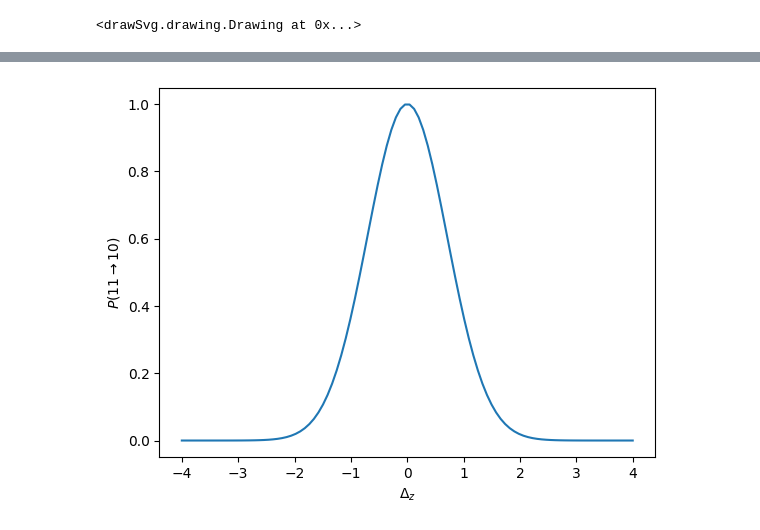
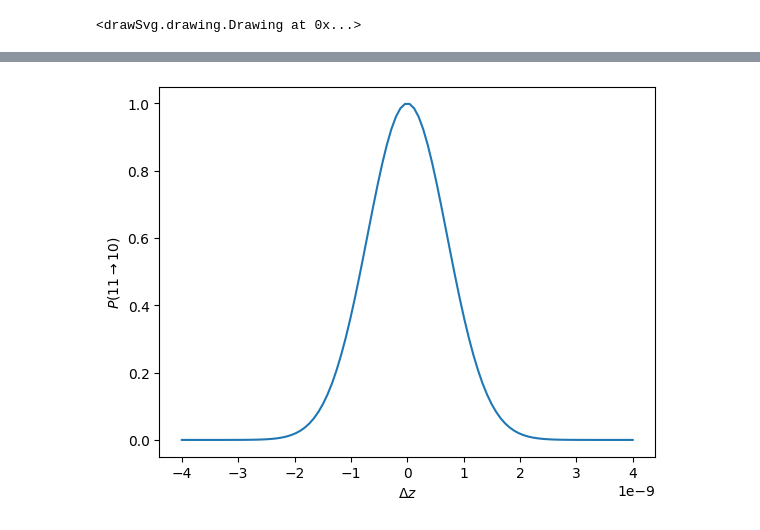
Before and after one commit to polyquantique/Perceval, a Jupyter notebook: polyquantique/SandboxSimon/Results/ResultsCNOT.ipynb, the cells around one changed output, grey strips where cells are left out. Drawn from its saved outputs; the diff is of its cells as text; code cells hidden in the pictures.

```diff
--- a/polyquantique/SandboxSimon/Results/ResultsCNOT.ipynb
+++ b/polyquantique/SandboxSimon/Results/ResultsCNOT.ipynb
@@ -223,8 +204,9 @@ for coef in C2S:
 # %%
 plt.figure()
-plt.plot(shift_list,Probs)
-plt.xlabel(r'$\Delta_z$')
+plt.plot(shift_list/1e9,Probs)
+plt.xlabel(r'$\Delta z$')
 plt.ylabel(r'$P(11 \rightarrow 10)$')
+
 plt.show()
 # %% [output]
-[figure, old version]
+[figure, new version]
```
Also changed, not shown: parts of 13 cells of this notebook, 4 other files.
